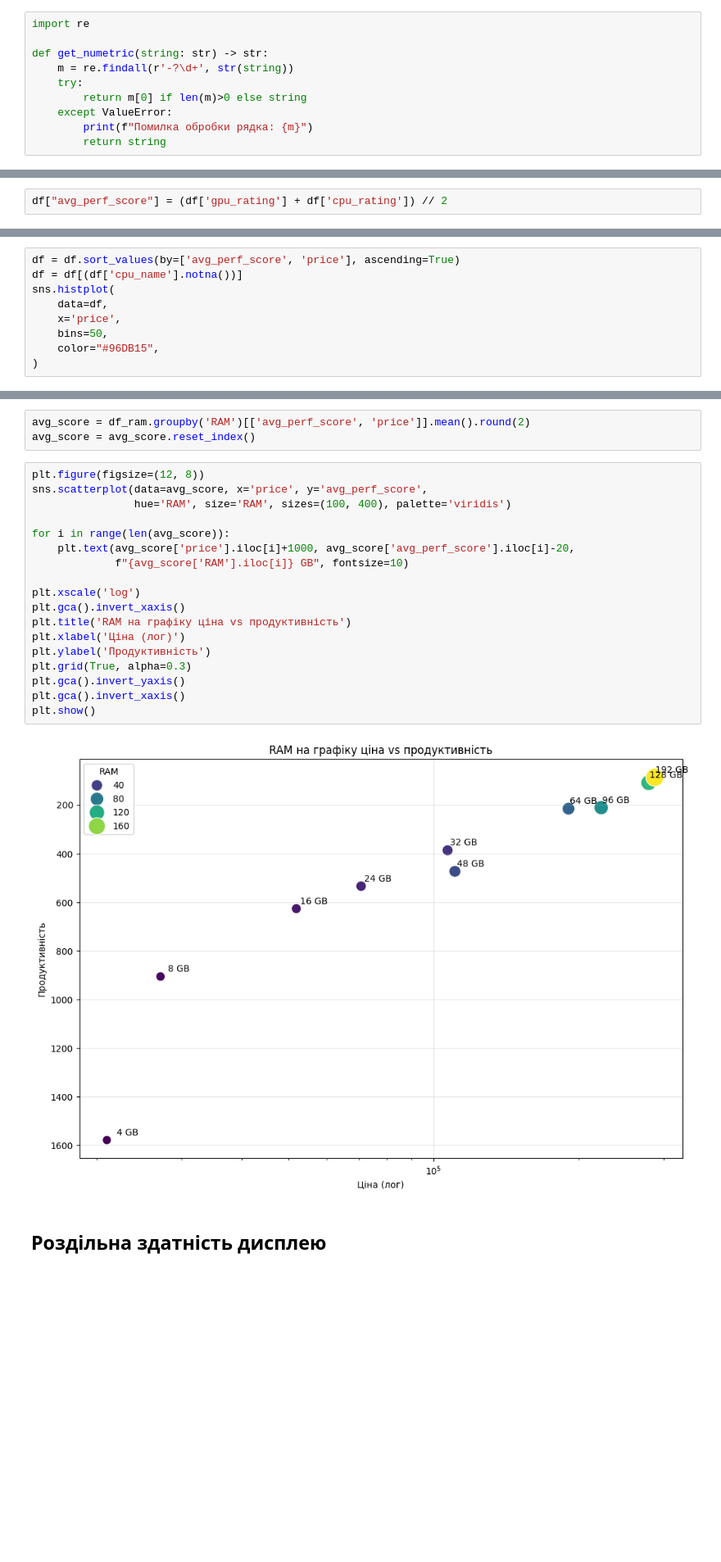
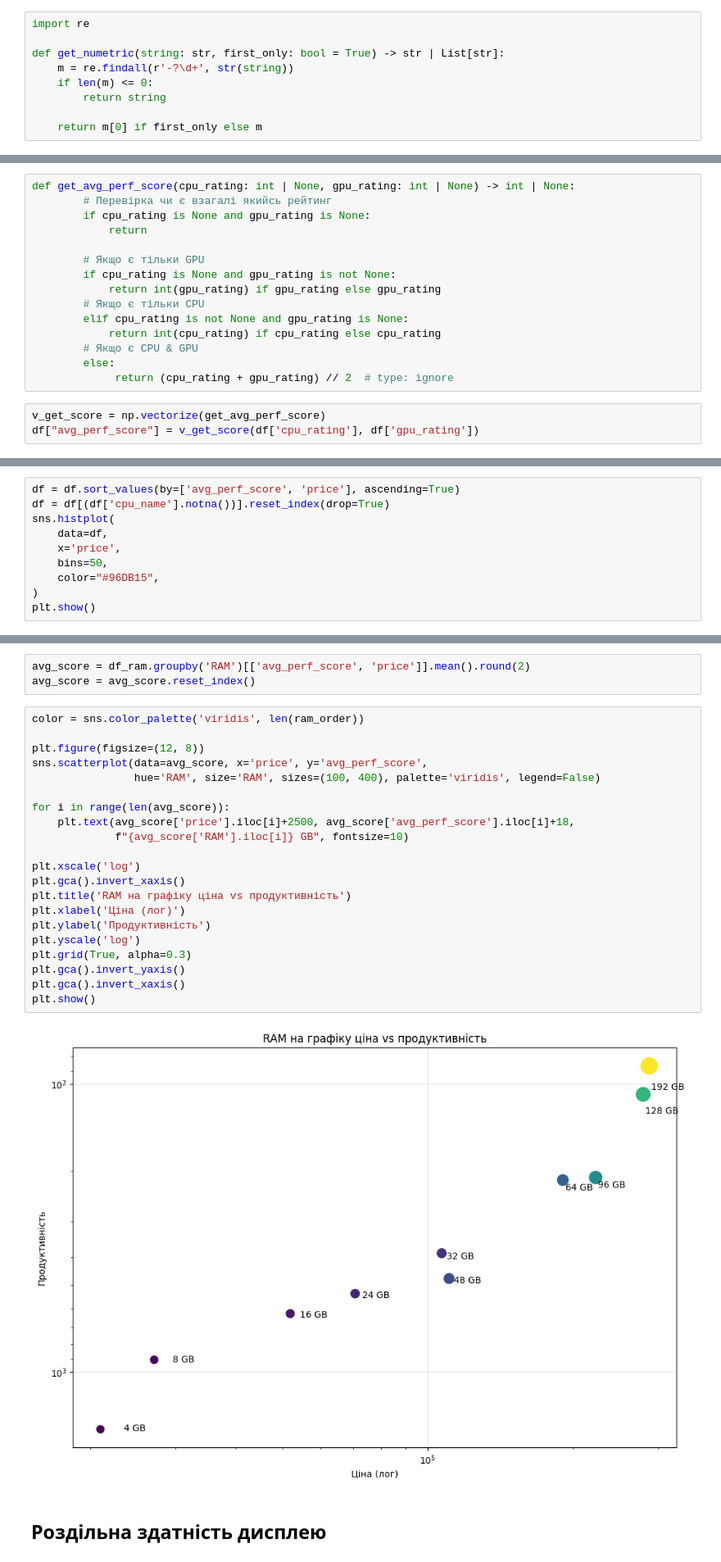
Before and after one commit to TopolyaNOT/laptop_analysis, a Jupyter notebook: test.ipynb, the cells around one changed output, grey strips where cells are left out. Shown at 82% size. Cells and saved outputs as stored; diff of their text form; blank space fills up the shorter version.

```diff
--- a/test.ipynb
+++ b/test.ipynb
@@ -262,13 +262,12 @@ def get_spec(string: str, key: List[str] | str) -> str | None:
 # %%
 import re
 
-def get_numetric(string: str) -> str:
+def get_numetric(string: str, first_only: bool = True) -> str | List[str]:
     m = re.findall(r'-?\d+', str(string))
-    try:
-        return m[0] if len(m)>0 else string
-    except ValueError:
-        print(f"Помилка обробки рядка: {m}")
+    if len(m) <= 0:
         return string
+
+    return m[0] if first_only else m
 # %% [markdown]
 # Аналіз даних
 # %% [markdown]
@@ -321,5 +315,21 @@ df = laptop_rating
 df[['cpu_rating', 'gpu_rating']] = df[['cpu_rating', 'gpu_rating']].fillna(0)
 # %% [markdown]
 #### Формула  (cou_rating + gpu_rating) // 2
+# %%
+def get_avg_perf_score(cpu_rating: int | None, gpu_rating: int | None) -> int | None:
+        # Перевірка чи є взагалі якийсь рейтинг
+        if cpu_rating is None and gpu_rating is None:
+            return
+
+        # Якщо є тільки GPU
+        if cpu_rating is None and gpu_rating is not None:
+            return int(gpu_rating) if gpu_rating else gpu_rating
+        # Якщо є тільки CPU
+        elif cpu_rating is not None and gpu_rating is None:
+            return int(cpu_rating) if cpu_rating else cpu_rating
+        # Якщо є CPU & GPU
+        else:
+             return (cpu_rating + gpu_rating) // 2  # type: ignore
 # %%
-df["avg_perf_score"] = (df['gpu_rating'] + df['cpu_rating']) // 2
+v_get_score = np.vectorize(get_avg_perf_score)
+df["avg_perf_score"] = v_get_score(df['cpu_rating'], df['gpu_rating'])
@@ -326,10 +338,11 @@ df["avg_perf_score"] = (df['gpu_rating'] + df['cpu_rating']) // 2
 # %%
 df = df.sort_values(by=['avg_perf_score', 'price'], ascending=True)
-df = df[(df['cpu_name'].notna())]
+df = df[(df['cpu_name'].notna())].reset_index(drop=True)
 sns.histplot(
     data=df,
     x='price',
     bins=50,
     color="#96DB15",
 )
+plt.show()
 # %% [output]
@@ -448,24 +442,27 @@ df_ram[['shop', 'product_code', 'laptop_name', 'price', 'RAM', 'price_to_ram', '
 avg_score = df_ram.groupby('RAM')[['avg_perf_score', 'price']].mean().round(2)
 avg_score = avg_score.reset_index()
 # %%
+color = sns.color_palette('viridis', len(ram_order))
+
 plt.figure(figsize=(12, 8))
 sns.scatterplot(data=avg_score, x='price', y='avg_perf_score',
-                hue='RAM', size='RAM', sizes=(100, 400), palette='viridis')
+                hue='RAM', size='RAM', sizes=(100, 400), palette='viridis', legend=False)
 
 for i in range(len(avg_score)):
-    plt.text(avg_score['price'].iloc[i]+1000, avg_score['avg_perf_score'].iloc[i]-20,
+    plt.text(avg_score['price'].iloc[i]+2500, avg_score['avg_perf_score'].iloc[i]+18,
              f"{avg_score['RAM'].iloc[i]} GB", fontsize=10)
 
 plt.xscale('log')
 plt.gca().invert_xaxis()
 plt.title('RAM на графіку ціна vs продуктивність')
 plt.xlabel('Ціна (лог)')
 plt.ylabel('Продуктивність')
+plt.yscale('log')
 plt.grid(True, alpha=0.3)
 plt.gca().invert_yaxis()
 plt.gca().invert_xaxis()
 plt.show()
 # %% [output]
-[figure, old version]
+[figure, new version]
 # %% [markdown]
 ## Роздільна здатність дисплею
```
Also changed, not shown: parts of 22 cells of this notebook, 1 other file.
